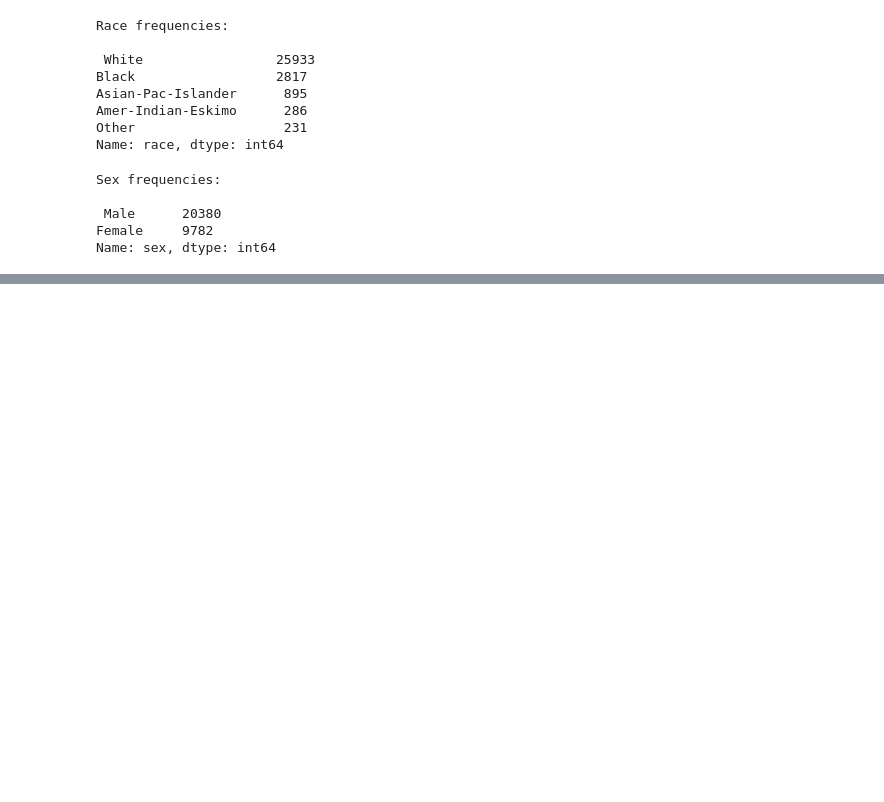
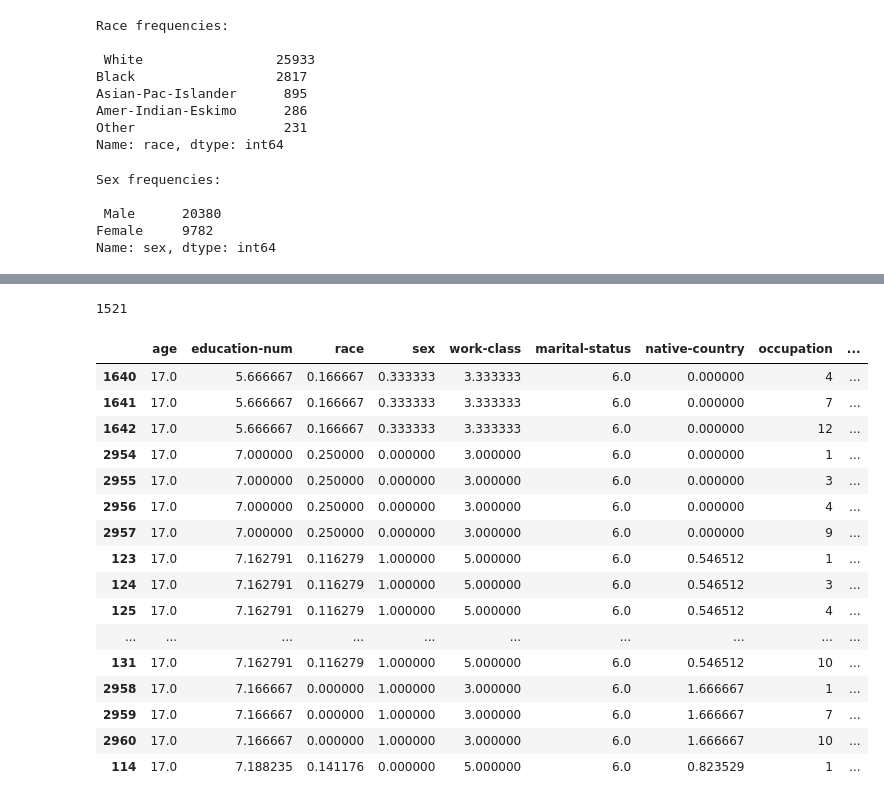
Before and after one commit to Younes-Karimi/IST597-DataPrivacy, a Jupyter notebook: DP_HW1.ipynb, the cells around one changed output, grey strips where cells are left out. Saved outputs shown, nothing was run; the diff lists cells and outputs as text; code cells hidden in the pictures; blank space fills up the shorter version.

```diff
--- a/DP_HW1.ipynb
+++ b/DP_HW1.ipynb
@@ -413,0 +467,51 @@ ValueError: ignored
+# %%
+sensitive_col = 'occupation'
+quasi_identifiers = ['age', 'education-num', 'race', 'sex', 'work-class', 'marital-status', 'native-country']
+groups = group_entries(dfn, quasi_identifiers, ranges)
+# %%
+len(groups)
+# %% [output]
+1521
+# %%
+def agg_column(series):
+  return [series.mean()]
+# %%
+def anonymize_dataset(df, groups, quasi_identifiers, sensitive_col, max_groups=None):
+  aggregations = {}
+  for column in quasi_identifiers:
+    aggregations[column] = agg_column
+  rows = []
+  for i, group in enumerate(groups):
+    if max_groups is not None and i > max_groups:
+      break
+    grouped_columns = df.loc[group].agg(aggregations, squeeze=False)
+    sensitive_counts = df.loc[group].groupby(sensitive_col).agg({sensitive_col: 'count'})
+    values = grouped_columns.iloc[0].to_dict()
+    for sensitive_value, count in sensitive_counts[sensitive_col].items():
+      if count == 0:
+        continue
+      values.update({sensitive_col: sensitive_value, 'count': count})
+      rows.append(values.copy())
+  return pd.DataFrame(rows)
+# %%
+dfn = anonymize_dataset(dfn, groups, quasi_identifiers, sensitive_col)
+# %%
+dfn.sort_values(quasi_identifiers+[sensitive_col]).head(20)
+# %% [output]
+|  | age | education-num | race | sex | work-class | marital-status | native-country | occupation | ... |
+| 1640 | 17.0 | 5.666667 | 0.166667 | 0.333333 | 3.333333 | 6.0 | 0.000000 | 4 | ... |
+| 1641 | 17.0 | 5.666667 | 0.166667 | 0.333333 | 3.333333 | 6.0 | 0.000000 | 7 | ... |
+| 1642 | 17.0 | 5.666667 | 0.166667 | 0.333333 | 3.333333 | 6.0 | 0.000000 | 12 | ... |
+| 2954 | 17.0 | 7.000000 | 0.250000 | 0.000000 | 3.000000 | 6.0 | 0.000000 | 1 | ... |
+| 2955 | 17.0 | 7.000000 | 0.250000 | 0.000000 | 3.000000 | 6.0 | 0.000000 | 3 | ... |
+| 2956 | 17.0 | 7.000000 | 0.250000 | 0.000000 | 3.000000 | 6.0 | 0.000000 | 4 | ... |
+| 2957 | 17.0 | 7.000000 | 0.250000 | 0.000000 | 3.000000 | 6.0 | 0.000000 | 9 | ... |
+| 123 | 17.0 | 7.162791 | 0.116279 | 1.000000 | 5.000000 | 6.0 | 0.546512 | 1 | ... |
+| 124 | 17.0 | 7.162791 | 0.116279 | 1.000000 | 5.000000 | 6.0 | 0.546512 | 3 | ... |
+| 125 | 17.0 | 7.162791 | 0.116279 | 1.000000 | 5.000000 | 6.0 | 0.546512 | 4 | ... |
+| ... | ... | ... | ... | ... | ... | ... | ... | ... | ... |
+| 131 | 17.0 | 7.162791 | 0.116279 | 1.000000 | 5.000000 | 6.0 | 0.546512 | 10 | ... |
+| 2958 | 17.0 | 7.166667 | 0.000000 | 1.000000 | 3.000000 | 6.0 | 1.666667 | 1 | ... |
+| 2959 | 17.0 | 7.166667 | 0.000000 | 1.000000 | 3.000000 | 6.0 | 1.666667 | 7 | ... |
+| 2960 | 17.0 | 7.166667 | 0.000000 | 1.000000 | 3.000000 | 6.0 | 1.666667 | 10 | ... |
+| 114 | 17.0 | 7.188235 | 0.141176 | 0.000000 | 5.000000 | 6.0 | 0.823529 | 1 | ... |
```
Also changed, not shown: parts of 78 cells of this notebook.
